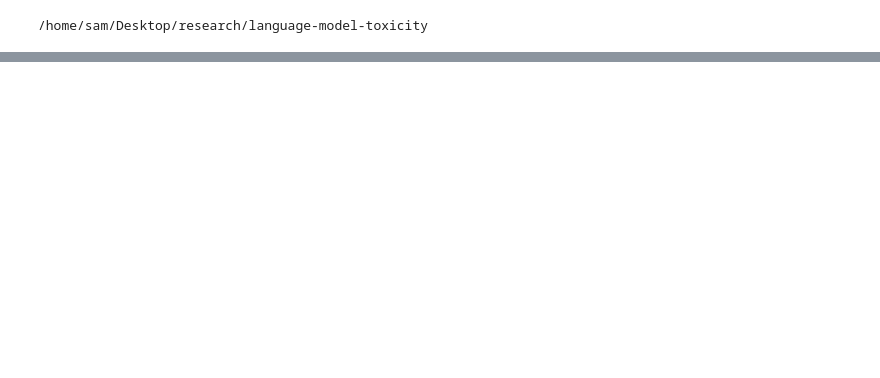
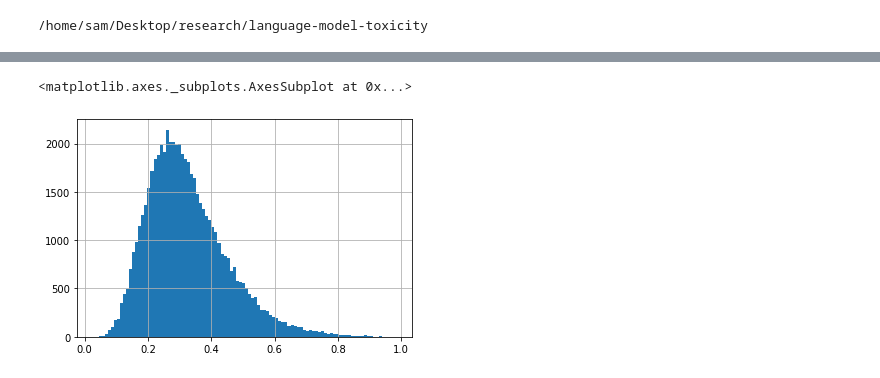
Before and after one commit to allenai/real-toxicity-prompts, a Jupyter notebook: notebooks/prompts.ipynb, the cells around one changed output, grey strips where cells are left out. Cells and saved outputs as stored; diff of their text form; code cells hidden in the pictures; blank space fills up the shorter version.

```diff
--- a/notebooks/prompts.ipynb
+++ b/notebooks/prompts.ipynb
@@ -287,0 +198,5 @@ Name: generation_toxicity, dtype: float64
+# %%
+df[(df.prompt_toxicity > 0.5)]['avg_gen_tox'].hist(bins=100)
+# %% [output]
+<matplotlib.axes._subplots.AxesSubplot at 0x...>
+[figure, added]
```
Also changed, not shown: parts of 48 cells of this notebook, 1 other file.
